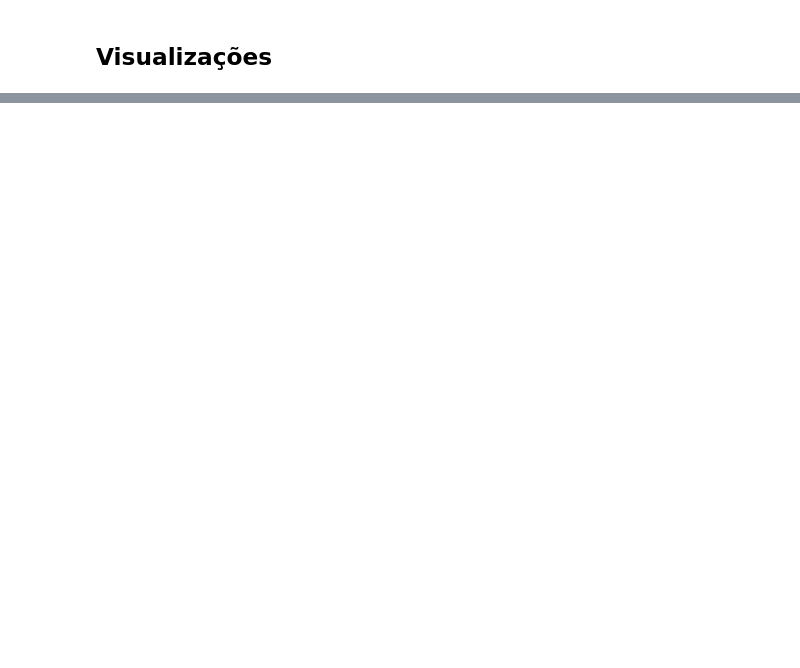
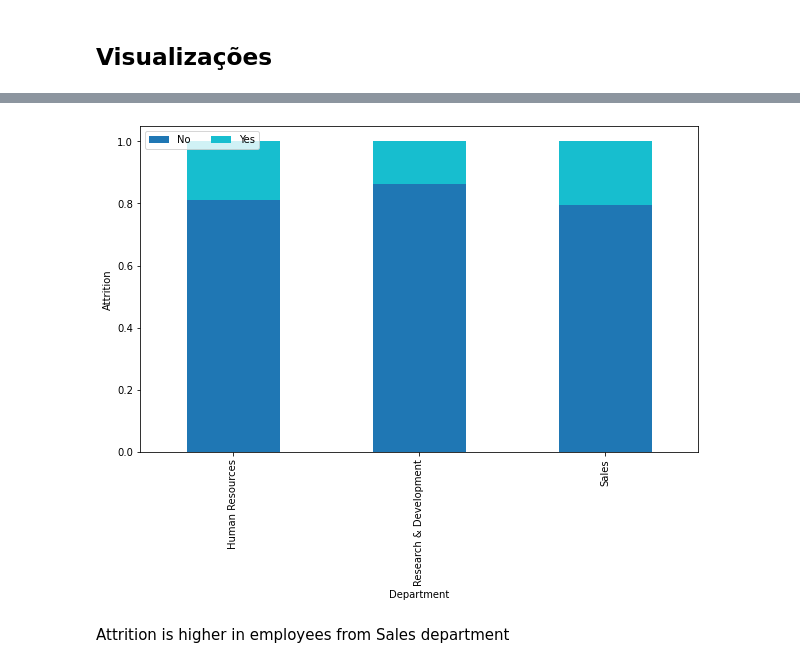
Before and after one commit to Ricardodpalmeida/bootcamp, a Jupyter notebook: SAA_analise.ipynb, the cells around one changed output, grey strips where cells are left out. Drawn from its saved outputs; the diff is of its cells as text; code cells hidden in the pictures; blank space fills up the shorter version.

```diff
--- a/SAA_analise.ipynb
+++ b/SAA_analise.ipynb
@@ -204,0 +490,5 @@ sns.scatterplot(x = 'JobSatisfaction', y= 'MonthlyIncome', data = df)
+# %%
+cross_tab_dp = pd.crosstab(index=df['Department'],
+                             columns=df['Attrition'],
+                             normalize="index")
+cross_tab_dp
@@ -204,0 +501,14 @@ sns.scatterplot(x = 'JobSatisfaction', y= 'MonthlyIncome', data = df)
+# %%
+cross_tab_dp.plot(kind='bar',
+                    stacked=True,
+                    colormap='tab10',
+                    figsize=(10, 6))
+
+plt.legend(loc="upper left", ncol=2)
+plt.xlabel("Department")
+plt.ylabel("Attrition")
+plt.show()
+# %% [output]
+[figure, added]
+# %% [markdown]
+Attrition is higher in employees from Sales department
```
Also changed, not shown: parts of 90 cells of this notebook.
